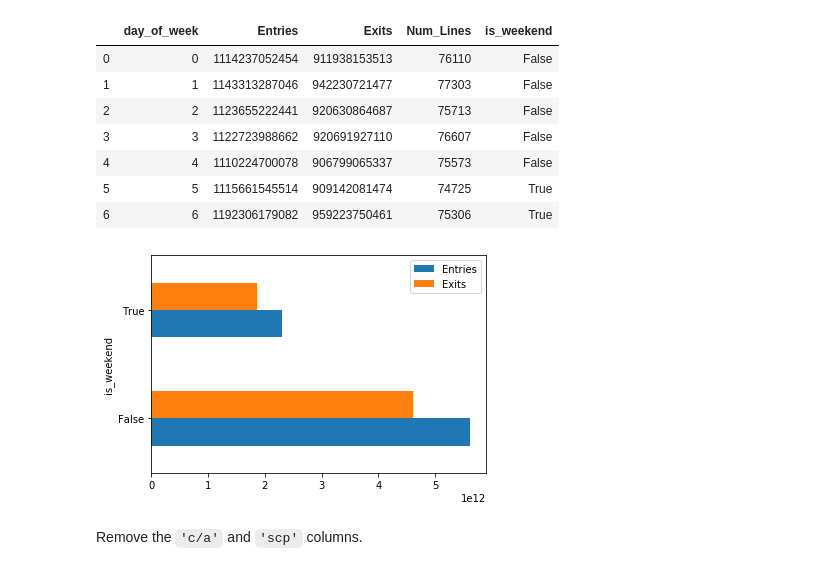
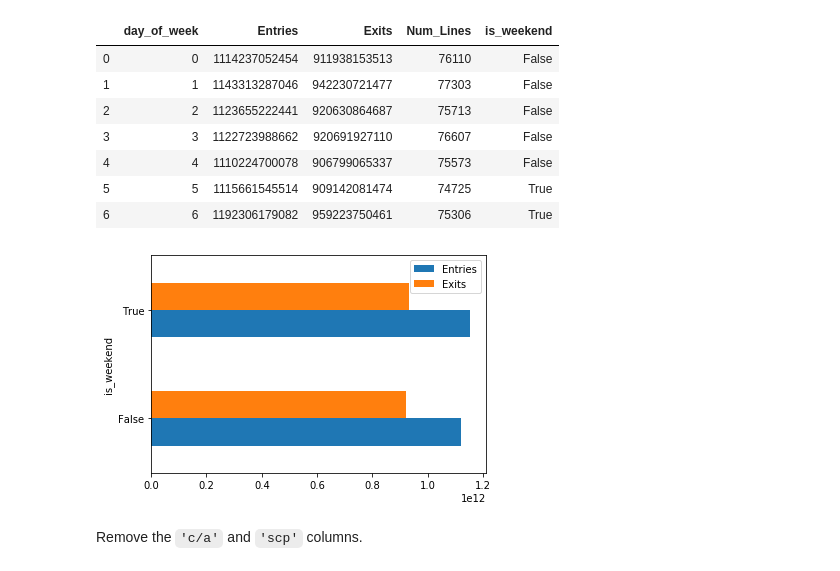
Before and after one commit to OsterMendel/dsc-pandas-series-and-dataframes-lab-nyc-ds-021720, a Jupyter notebook: index.ipynb, the cells around one changed output. Saved outputs shown, nothing was run; the diff lists cells and outputs as text; code cells hidden in the pictures.

```diff
--- a/index.ipynb
+++ b/index.ipynb
@@ -191,11 +191,11 @@ grouped
 | 6 | 6 | 1192306179082 | 959223750461 | 75306 | True |
 # %%
 # Group the data by weekend/weekday and plot the sum of the numeric columns
-wkend = grouped.groupby('is_weekend').sum()
+wkend = grouped.groupby('is_weekend').mean()
 wkend[['Entries', 'Exits']].plot(kind='barh')
 plt.show()
 # %% [output]
-[figure, old version]
+[figure, new version]
 # %% [markdown]
 Remove the `'c/a'` and `'scp'` columns.
 # %%
```
